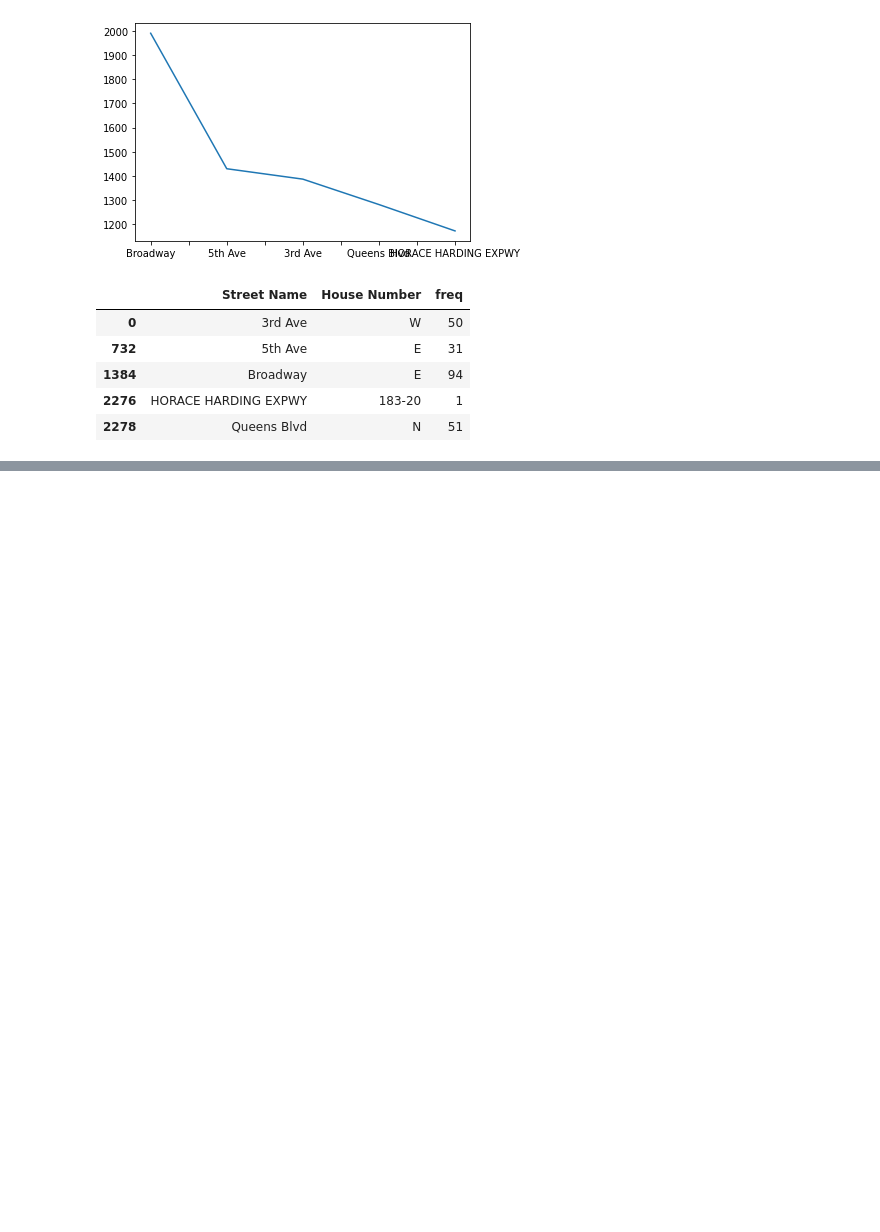
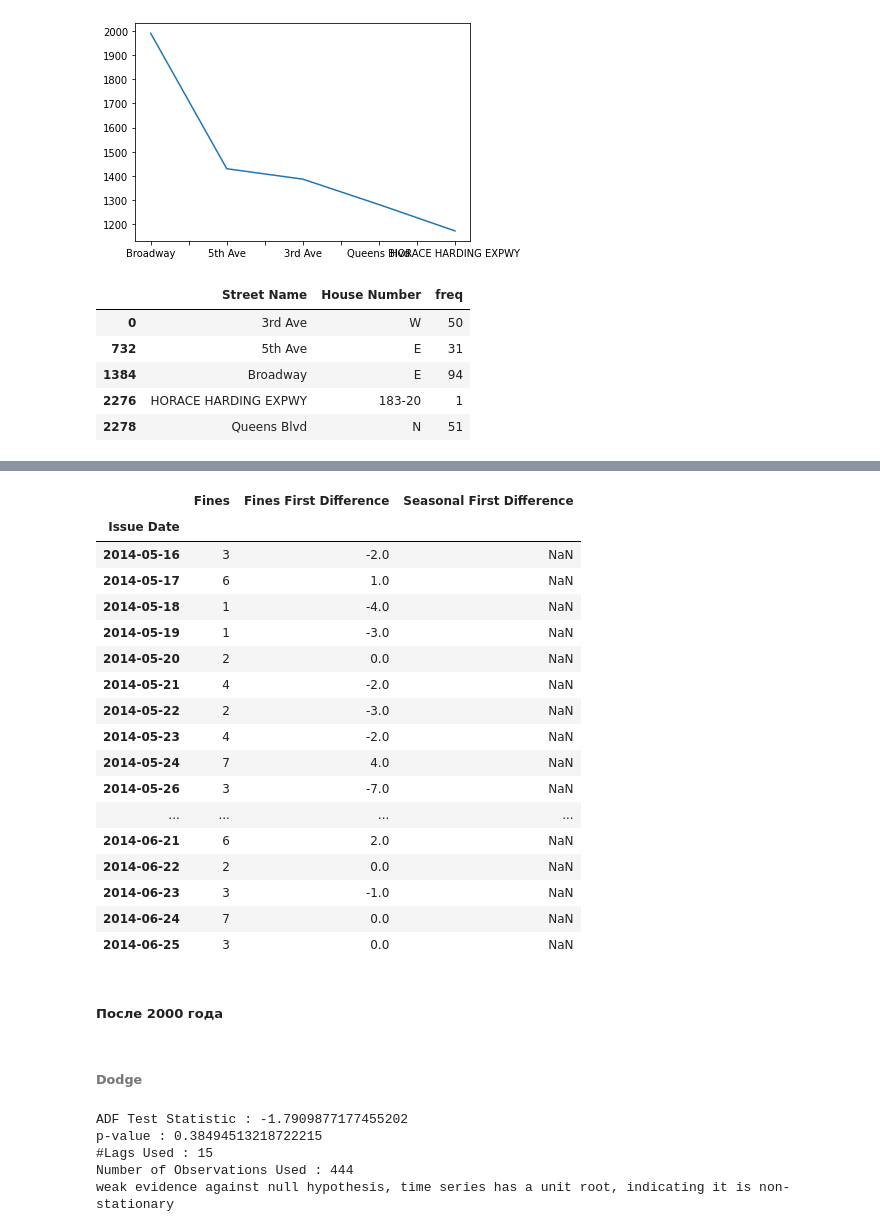
Before and after one commit to FStrean/NYC-Parking-Tickets-Analisis, a Jupyter notebook: NYC-Parking-Tickets-Analisis.ipynb, the cells around one changed output, grey strips where cells are left out. Cells and saved outputs as stored; diff of their text form; code cells hidden in the pictures; blank space fills up the shorter version.

```diff
--- a/NYC-Parking-Tickets-Analisis.ipynb
+++ b/NYC-Parking-Tickets-Analisis.ipynb
@@ -847,0 +590,3 @@ finecount_bydate_after2000['HYUND']['Seasonal First Difference'].plot()
+# %%
+finecount_bydate_before2000['HYUND']['Fines First Difference'] = finecount_bydate_before2000['HYUND']['Fines'] - finecount_bydate_before2000['HYUND']['Fines'].shift(30)
+finecount_bydate_before2000['HYUND'].tail(15)
@@ -847,0 +611,34 @@ finecount_bydate_after2000['HYUND']['Seasonal First Difference'].plot()
+# %%
+finecount_bydate_before2000['HYUND']['Seasonal First Difference']=finecount_bydate_before2000['HYUND']['Fines']-finecount_bydate_before2000['HYUND']['Fines'].shift(365)
+finecount_bydate_before2000['HYUND'].tail(40)
+# %% [output]
+|  | Fines | Fines First Difference | Seasonal First Difference |
+| Issue Date |  |  |  |
+| 2014-05-16 | 3 | -2.0 | NaN |
+| 2014-05-17 | 6 | 1.0 | NaN |
+| 2014-05-18 | 1 | -4.0 | NaN |
+| 2014-05-19 | 1 | -3.0 | NaN |
+| 2014-05-20 | 2 | 0.0 | NaN |
+| 2014-05-21 | 4 | -2.0 | NaN |
+| 2014-05-22 | 2 | -3.0 | NaN |
+| 2014-05-23 | 4 | -2.0 | NaN |
+| 2014-05-24 | 7 | 4.0 | NaN |
+| 2014-05-26 | 3 | -7.0 | NaN |
+| ... | ... | ... | ... |
+| 2014-06-21 | 6 | 2.0 | NaN |
+| 2014-06-22 | 2 | 0.0 | NaN |
+| 2014-06-23 | 3 | -1.0 | NaN |
+| 2014-06-24 | 7 | 0.0 | NaN |
+| 2014-06-25 | 3 | 0.0 | NaN |
+# %% [markdown]
+##### После 2000 года
+# %% [markdown]
+###### Dodge
+# %%
+adfuller_test(finecount_bydate_after2000['DODGE']['Fines'])
+# %% [output]
+ADF Test Statistic : -1.7909877177455202
+p-value : 0.38494513218722215
+#Lags Used : 15
+Number of Observations Used : 444
+weak evidence against null hypothesis, time series has a unit root, indicating it is non-stationary
```
Also changed, not shown: parts of 106 cells of this notebook.
